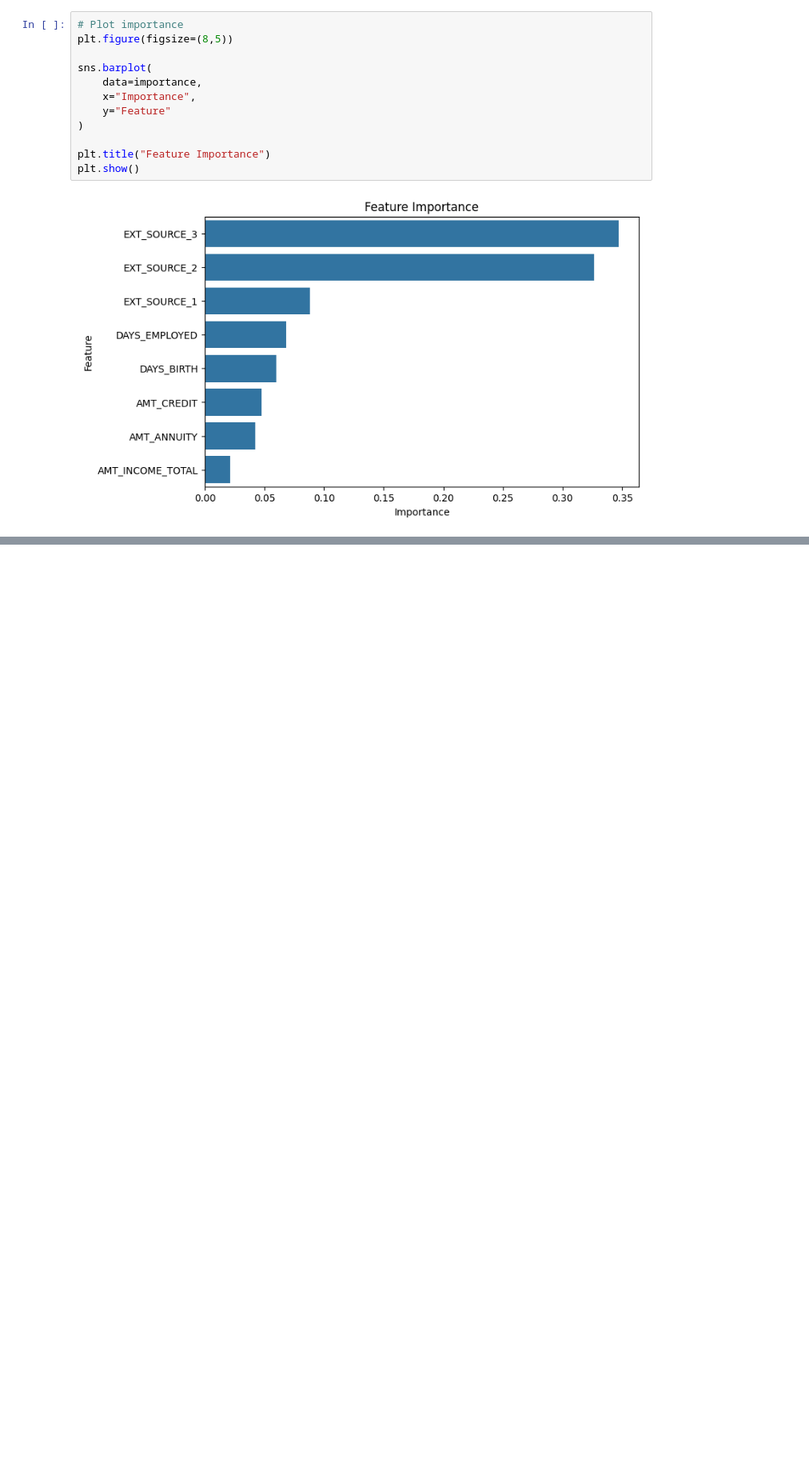
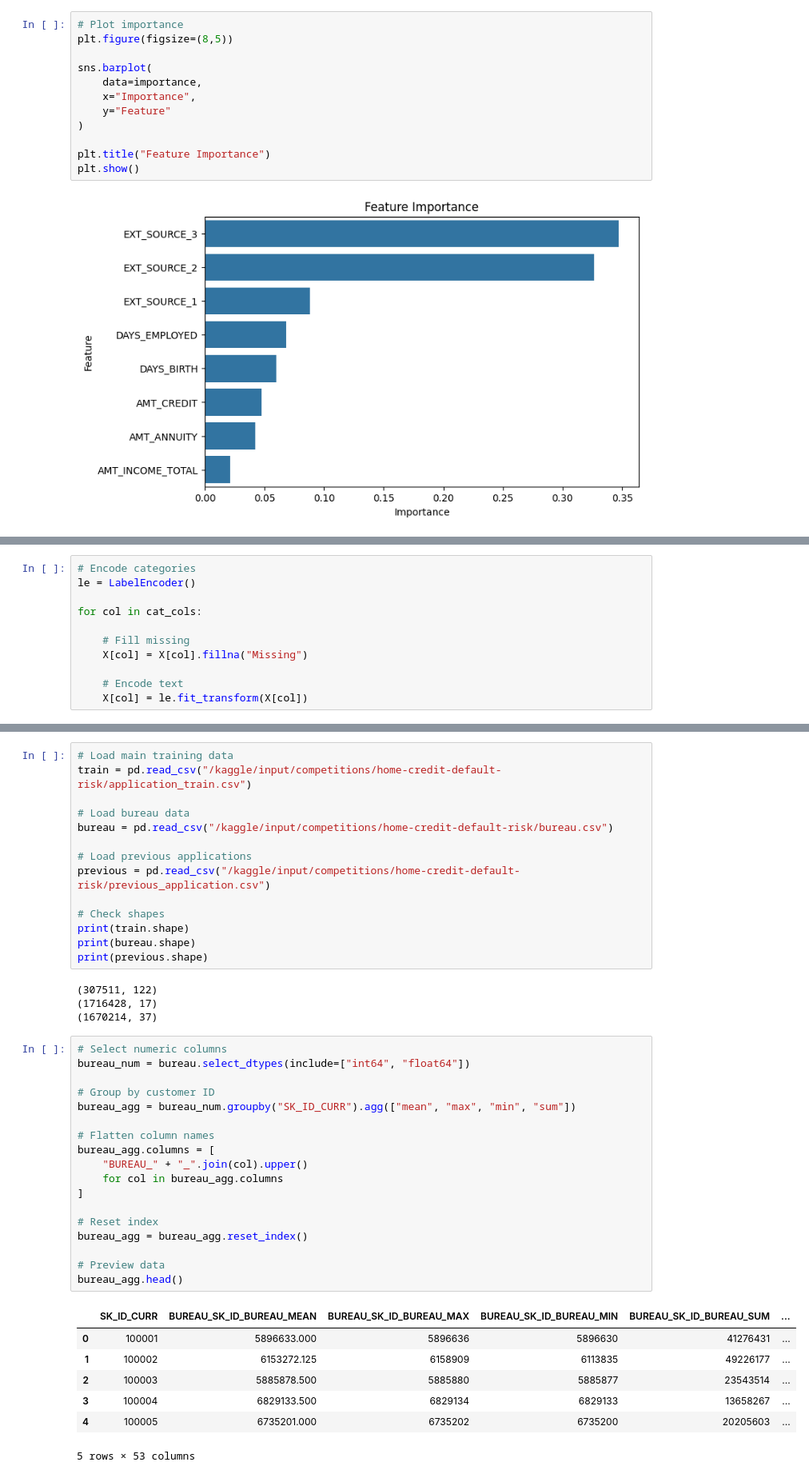
Before and after one commit to jaygacheru/xgboost-loan-default-prediction, a Jupyter notebook: xgboost-loan-default-prediction.ipynb, the cells around one changed output, grey strips where cells are left out. Shown at 80% size. Saved outputs shown, nothing was run; the diff lists cells and outputs as text; blank space fills up the shorter version.

Commit message:
Kaggle Notebook | xgboost-loan-default-prediction | Version 3

```diff
--- a/xgboost-loan-default-prediction.ipynb
+++ b/xgboost-loan-default-prediction.ipynb
@@ -225,0 +270,11 @@ plt.show()
+# %%
+# Encode categories
+le = LabelEncoder()
+
+for col in cat_cols:
+
+    # Fill missing
+    X[col] = X[col].fillna("Missing")
+
+    # Encode text
+    X[col] = le.fit_transform(X[col])
@@ -225,0 +573,44 @@ plt.show()
+# %%
+# Load main training data
+train = pd.read_csv("/kaggle/input/competitions/home-credit-default-risk/application_train.csv")
+
+# Load bureau data
+bureau = pd.read_csv("/kaggle/input/competitions/home-credit-default-risk/bureau.csv")
+
+# Load previous applications
+previous = pd.read_csv("/kaggle/input/competitions/home-credit-default-risk/previous_application.csv")
+
+# Check shapes
+print(train.shape)
+print(bureau.shape)
+print(previous.shape)
+# %% [output]
+(307511, 122)
+(1716428, 17)
+(1670214, 37)
+# %%
+# Select numeric columns
+bureau_num = bureau.select_dtypes(include=["int64", "float64"])
+
+# Group by customer ID
+bureau_agg = bureau_num.groupby("SK_ID_CURR").agg(["mean", "max", "min", "sum"])
+
+# Flatten column names
+bureau_agg.columns = [
+    "BUREAU_" + "_".join(col).upper()
+    for col in bureau_agg.columns
+]
+
+# Reset index
+bureau_agg = bureau_agg.reset_index()
+
+# Preview data
+bureau_agg.head()
+# %% [output]
+|  | SK_ID_CURR | BUREAU_SK_ID_BUREAU_MEAN | BUREAU_SK_ID_BUREAU_MAX | BUREAU_SK_ID_BUREAU_MIN | BUREAU_SK_ID_BUREAU_SUM | ... |
+| 0 | 100001 | 5896633.000 | 5896636 | 5896630 | 41276431 | ... |
+| 1 | 100002 | 6153272.125 | 6158909 | 6113835 | 49226177 | ... |
+| 2 | 100003 | 5885878.500 | 5885880 | 5885877 | 23543514 | ... |
+| 3 | 100004 | 6829133.500 | 6829134 | 6829133 | 13658267 | ... |
+| 4 | 100005 | 6735201.000 | 6735202 | 6735200 | 20205603 | ... |
+5 rows × 53 columns
```
Also changed, not shown: parts of 38 cells of this notebook.
